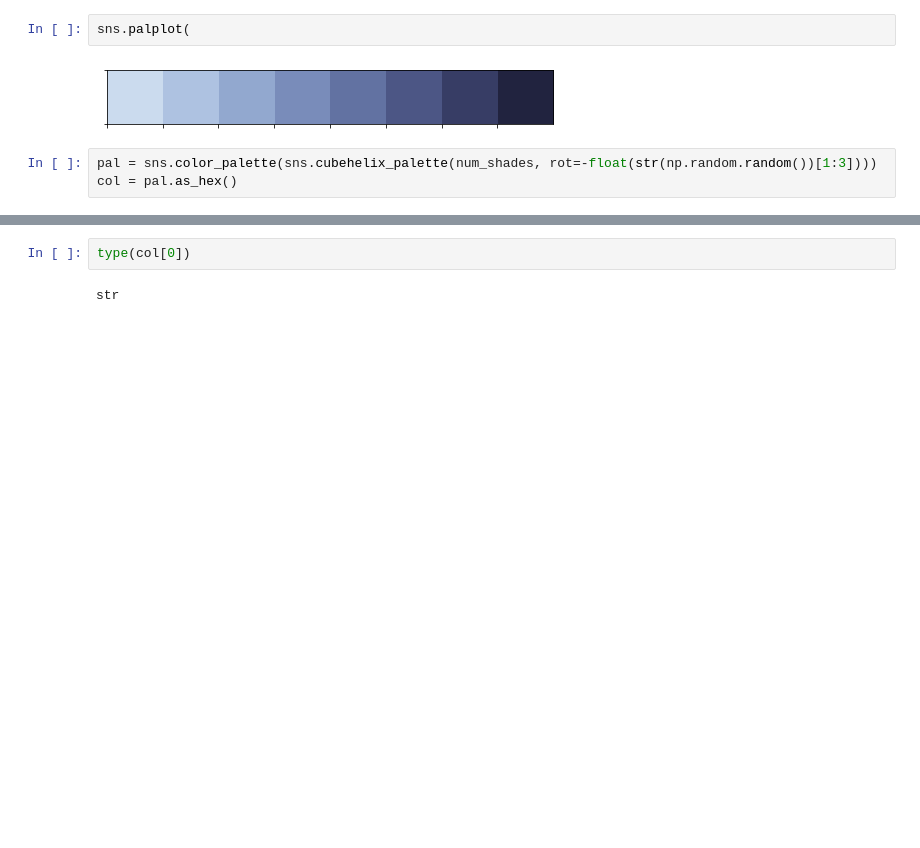
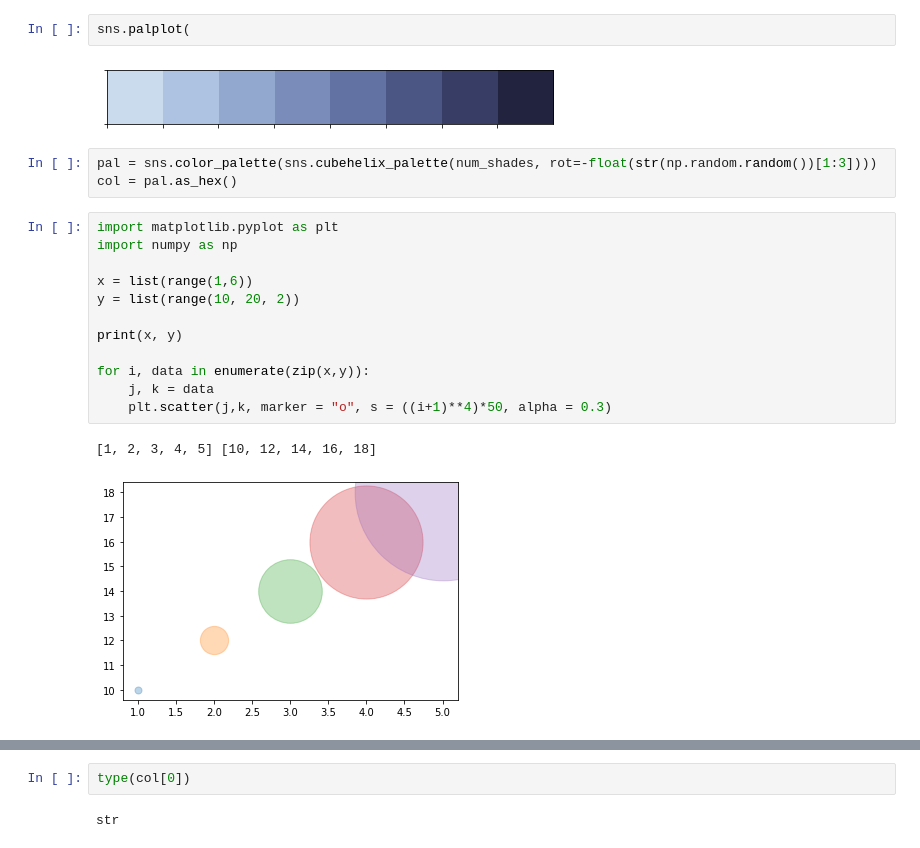
Before and after one commit to unnikrishnannambiar/csvart, a Jupyter notebook: test.ipynb, the cells around one changed output, grey strips where cells are left out. Saved outputs shown, nothing was run; the diff lists cells and outputs as text; blank space fills up the shorter version.

```diff
--- a/test.ipynb
+++ b/test.ipynb
@@ -210,6 +210,21 @@ sns.palplot(
 # %%
 pal = sns.color_palette(sns.cubehelix_palette(num_shades, rot=-float(str(np.random.random())[1:3])))
 col = pal.as_hex()
+# %%
+import matplotlib.pyplot as plt
+import numpy as np
+
+x = list(range(1,6))
+y = list(range(10, 20, 2))
+
+print(x, y)
+
+for i, data in enumerate(zip(x,y)):
+    j, k = data
+    plt.scatter(j,k, marker = "o", s = ((i+1)**4)*50, alpha = 0.3)
+# %% [output]
+[1, 2, 3, 4, 5] [10, 12, 14, 16, 18]
+[figure, added]
 # %%
 plt.figure(figsize=(16,9))
 plt.fill_between(S[val[0][1]].index,S[val[0][1]].max(), color = str(col[0]))
```
Also changed, not shown: parts of 3 cells of this notebook, 2 other files.
